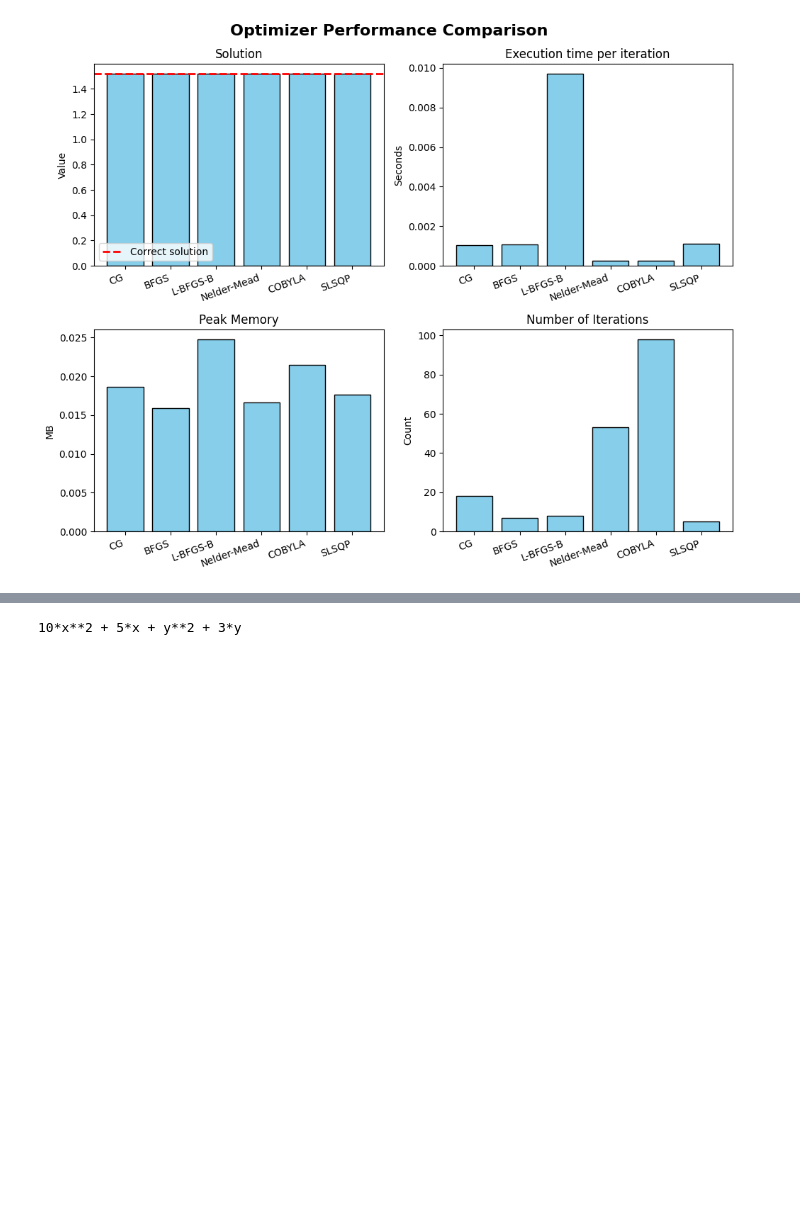
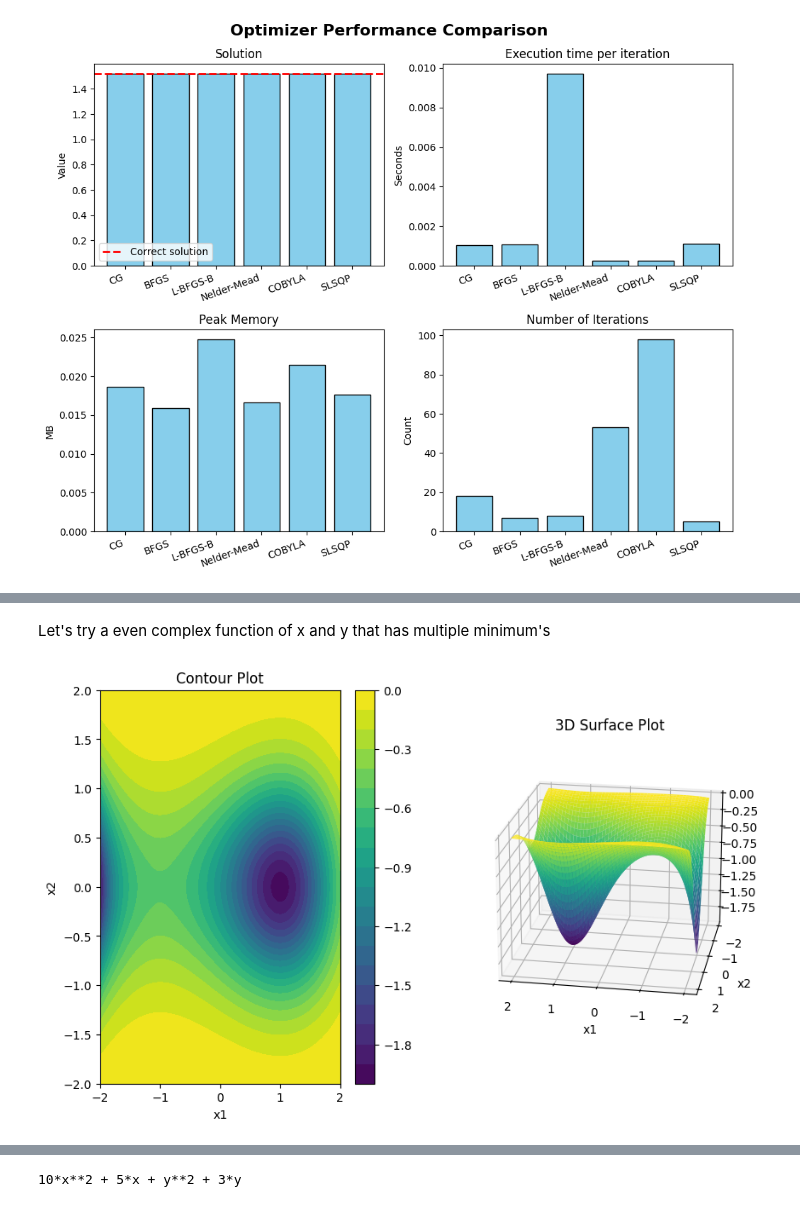
Before and after one commit to AkashHiregange/personal_projects, a Jupyter notebook: Optimization_algorithm_comparison/optimizers.ipynb, the cells around one changed output, grey strips where cells are left out. Cells and saved outputs as stored; diff of their text form; code cells hidden in the pictures; blank space fills up the shorter version.

Commit message:
Complex function implemented which has multiple critical points. This will be interesting.

```diff
--- a/Optimization_algorithm_comparison/optimizers.ipynb
+++ b/Optimization_algorithm_comparison/optimizers.ipynb
@@ -283,0 +284,38 @@ Will have to mention here about newt
+# %% [markdown]
+Let's try a even complex function of x and y that has multiple minimum's
+# %%
+def complex_function(x,y):
+    return -1*np.exp(-1*(x**3)/3+x-y**2)
+# %%
+#grid of points
+x = np.linspace(-2, 2, 1000)
+y = np.linspace(-2, 2, 1000)
+X, Y = np.meshgrid(x, y)
+Z = complex_function(X, Y)
+
+# Contour plot
+plt.figure(figsize=(10,6))
+ax = plt.subplot(1, 2, 1)
+contour = plt.contourf(X, Y, Z, 20, cmap='viridis')
+# contour_lines = plt.contour(contour, colors='')
+plt.title('Contour Plot')
+plt.xlabel('x1')
+plt.ylabel('x2')
+cbar = plt.colorbar(contour)
+# cbar.add_lines(contour_lines)
+
+# 3D plot
+ax = plt.subplot(1, 2, 2, projection='3d')
+ax.plot_surface(X, Y, Z, cmap='viridis', edgecolor='none')
+ax.set_title('3D Surface Plot')
+ax.set_xlabel('x1')
+ax.set_ylabel('x2')
+# ax.set_zlabel('f(x1, x2)')
+ax.view_init(20,100)
+
+plt.savefig('images/complex example.png', dpi=300)
+
+# plt.tight_layout()
+plt.show()
+# %% [output]
+[figure, added]
```
Also changed, not shown: parts of 3 cells of this notebook, 1 other file.
